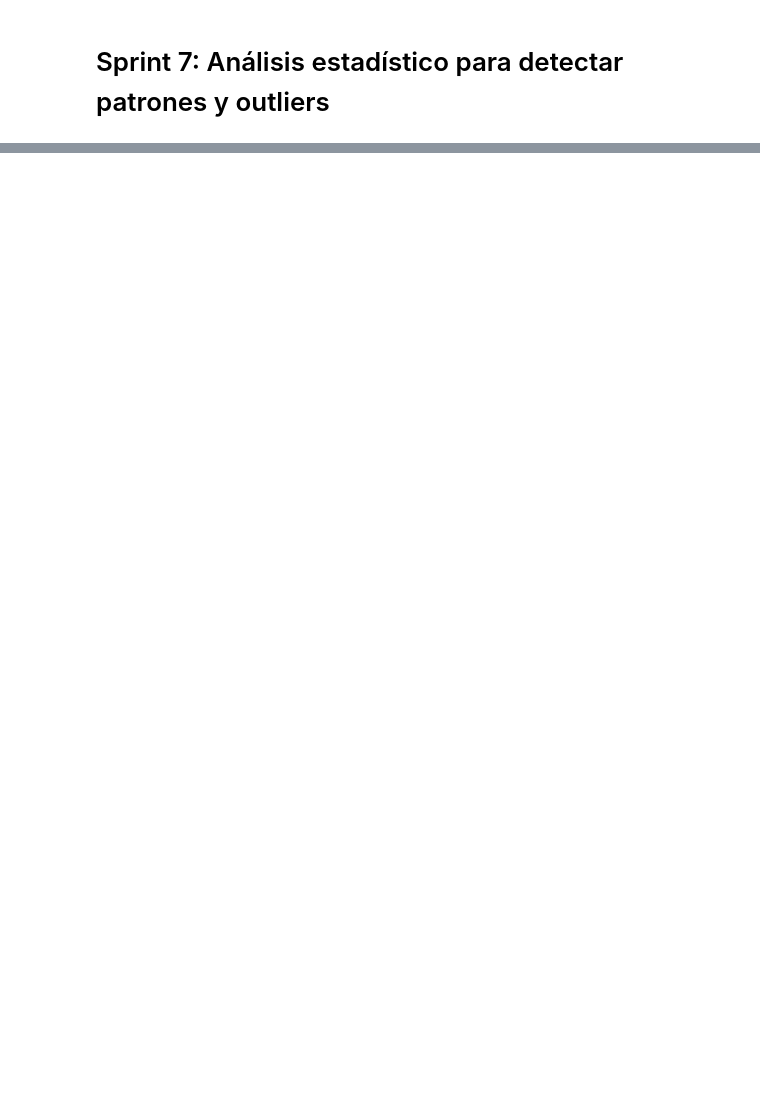
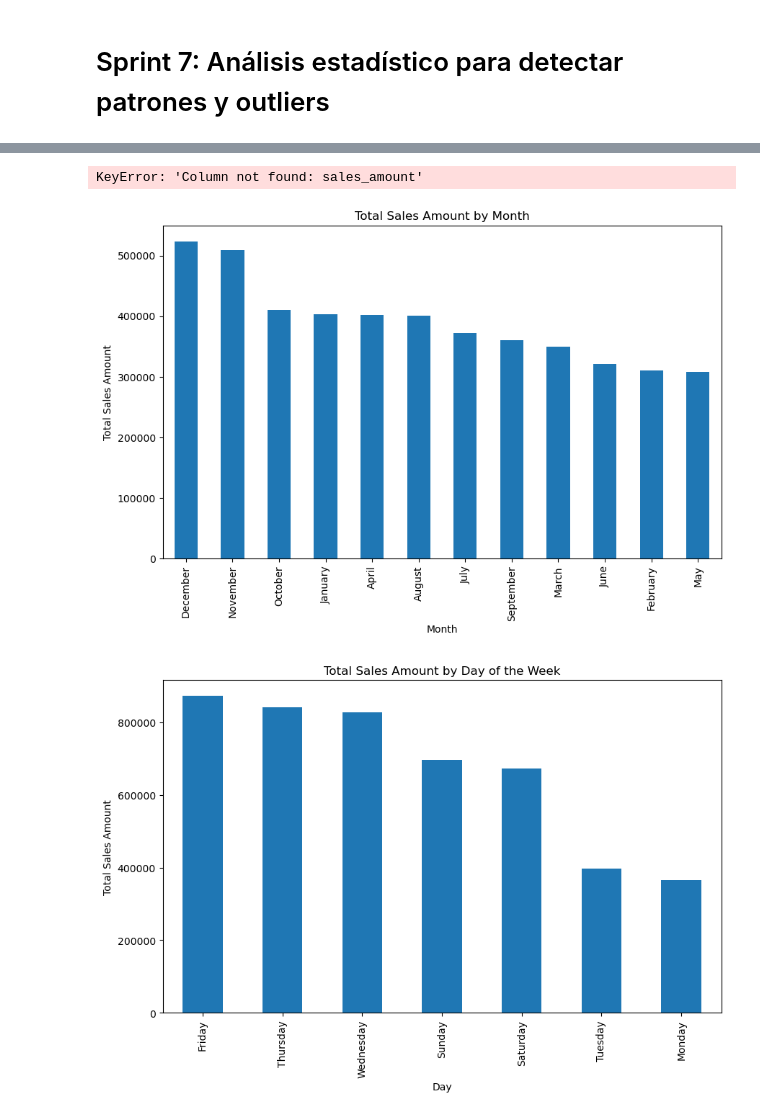
Before and after one commit to gbuvoli/DA_T8, a Jupyter notebook: Sprint7_semana1.ipynb, the cells around one changed output, grey strips where cells are left out. Drawn from its saved outputs; the diff is of its cells as text; code cells hidden in the pictures; blank space fills up the shorter version.

```diff
--- a/Sprint7_semana1.ipynb
+++ b/Sprint7_semana1.ipynb
@@ -476,0 +68,9 @@ pd.read_sql(query, conn)
+# %%
+import pandas as pd
+import numpy as np
+import matplotlib.pyplot as plt
+import seaborn as sns
+
+df = pd.read_csv('https://raw.githubusercontent.com/gbuvoli/Datasets/refs/heads/main/Online_Sales.csv')
+display(df.sample(10))
+df.info()
@@ -476,0 +106,9 @@ pd.read_sql(query, conn)
+# %%
+#Ajuste de tipos de datos
+df['CustomerID'] = df['CustomerID'].astype('object')
+df['Transaction_ID'] = df['Transaction_ID'].astype('object')
+
+#Atencion con las fechas
+df['Transaction_Date'] = pd.to_datetime(df['Transaction_Date'], errors='coerce', format='%m/%d/%Y')
+
+df.info()
@@ -476,0 +197,10 @@ pd.read_sql(query, conn)
+# %%
+#Creando nuevas columnas a partir de la fecha
+df['Year'] = df['Transaction_Date'].dt.year
+df['Month'] = df['Transaction_Date'].dt.month_name()
+df['Day'] = df['Transaction_Date'].dt.day_name()
+df['Quarter'] = df['Transaction_Date'].dt.quarter
+df['weekday'] = df['Transaction_Date'].dt.weekday
+df['period_month'] = df['Transaction_Date'].dt.to_period('M')
+df['period_quarter'] = df['Transaction_Date'].dt.to_period('Q')
+df.sample(10)
@@ -476,0 +219,21 @@ pd.read_sql(query, conn)
+# %%
+df.groupby(['Product_Category','Coupon_Status'])['sales_amount'].sum().unstack()
+# %% [output]
+KeyError: 'Column not found: sales_amount'
+# %%
+#Ventas por mes
+df['sales_amount'] = df['Quantity'] * df['Avg_Price']
+
+df.groupby('Month')['sales_amount'].sum().sort_values(ascending=False).plot(kind='bar', figsize=(10,6))
+plt.title('Total Sales Amount by Month')
+plt.ylabel('Total Sales Amount')
+plt.show()
+
+#Ventas por dia de la semana ¿Que dia es mejor para vender?
+df.groupby('Day')['sales_amount'].sum().sort_values(ascending=False).plot(kind='bar', figsize=(10,6))
+plt.title('Total Sales Amount by Day of the Week')
+plt.ylabel('Total Sales Amount')
+plt.show()
+# %% [output]
+[figure, added]
+[figure, added]
```
Also changed, not shown: parts of 95 cells of this notebook, 2 other files.
